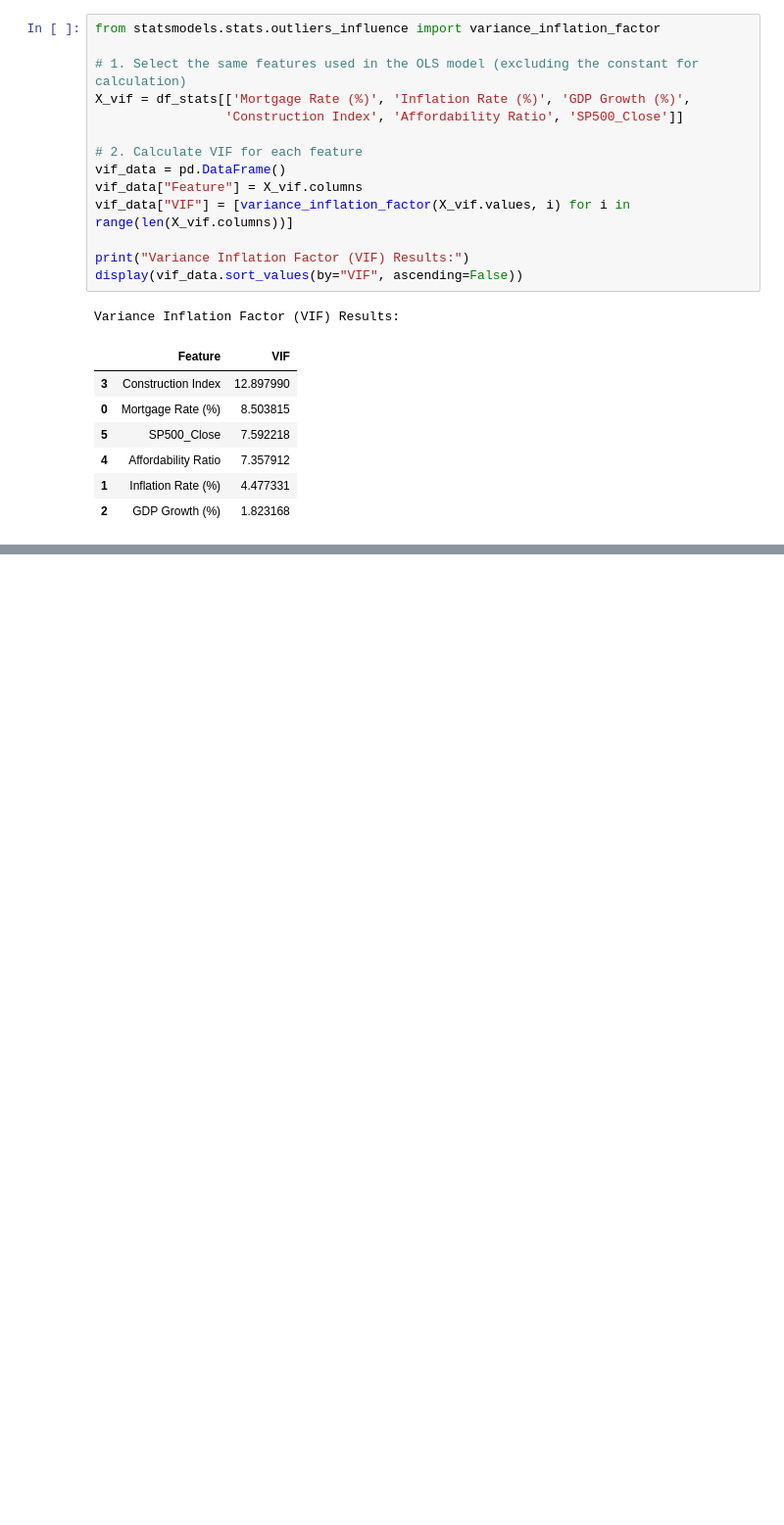
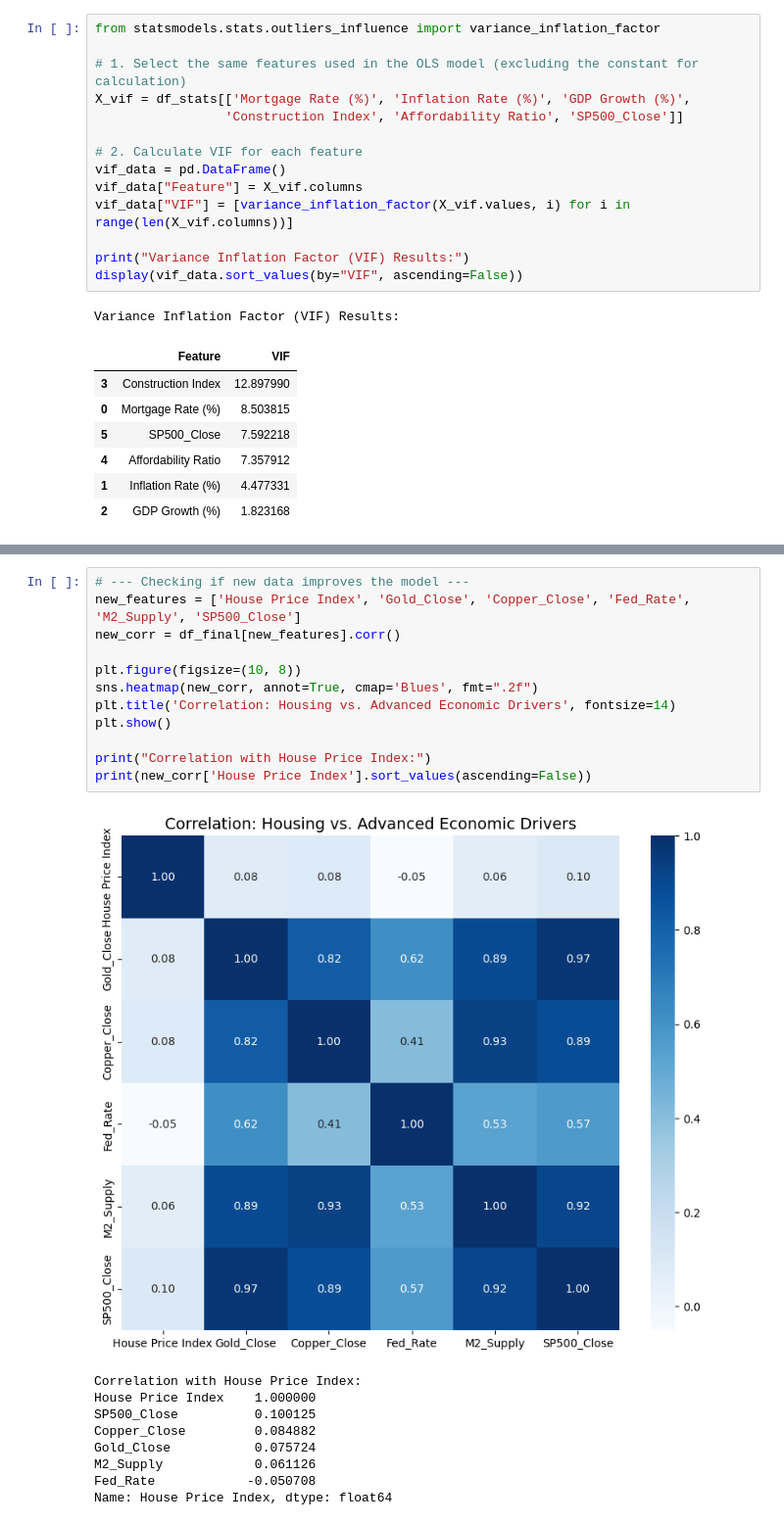
Before and after one commit to DimovDimo/impact-of-economic-indicators-on-properties, a Jupyter notebook: Impact of economic indicators on properties.ipynb, the cells around one changed output, grey strips where cells are left out. Shown at 98% size. Drawn from its saved outputs; the diff is of its cells as text; blank space fills up the shorter version.

Commit message:
Data Expansion: Added Gold, Copper, M2 Money Supply and Fed Rates for higher precision

```diff
--- a/Impact of economic indicators on properties.ipynb
+++ b/Impact of economic indicators on properties.ipynb
@@ -503,0 +563,22 @@ The global housing market is not driven by a single "silver bullet" indicator. I
+# %%
+# --- Checking if new data improves the model ---
+new_features = ['House Price Index', 'Gold_Close', 'Copper_Close', 'Fed_Rate', 'M2_Supply', 'SP500_Close']
+new_corr = df_final[new_features].corr()
+
+plt.figure(figsize=(10, 8))
+sns.heatmap(new_corr, annot=True, cmap='Blues', fmt=".2f")
+plt.title('Correlation: Housing vs. Advanced Economic Drivers', fontsize=14)
+plt.show()
+
+print("Correlation with House Price Index:")
+print(new_corr['House Price Index'].sort_values(ascending=False))
+# %% [output]
+[figure, added]
+Correlation with House Price Index:
+House Price Index    1.000000
+SP500_Close          0.100125
+Copper_Close         0.084882
+Gold_Close           0.075724
+M2_Supply            0.061126
+Fed_Rate            -0.050708
+Name: House Price Index, dtype: float64
```
Also changed, not shown: parts of 4 cells of this notebook.
